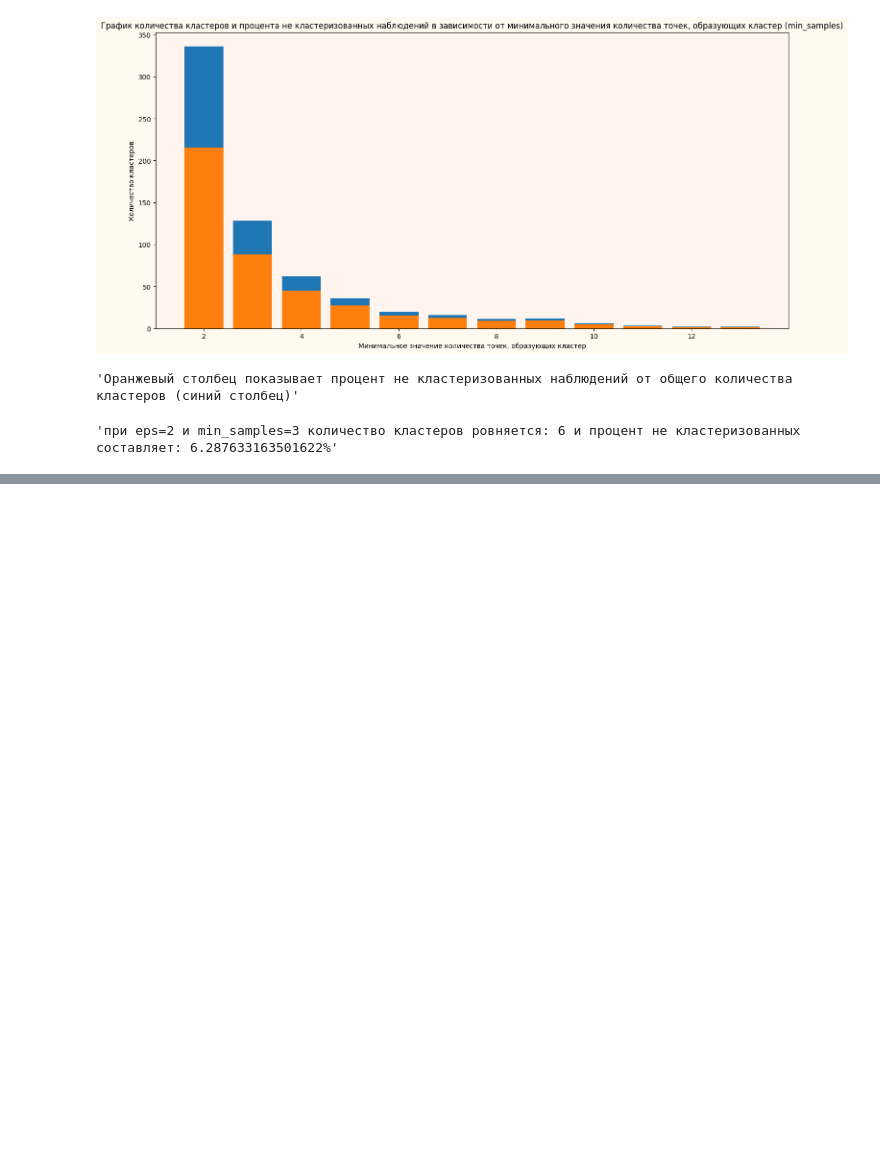
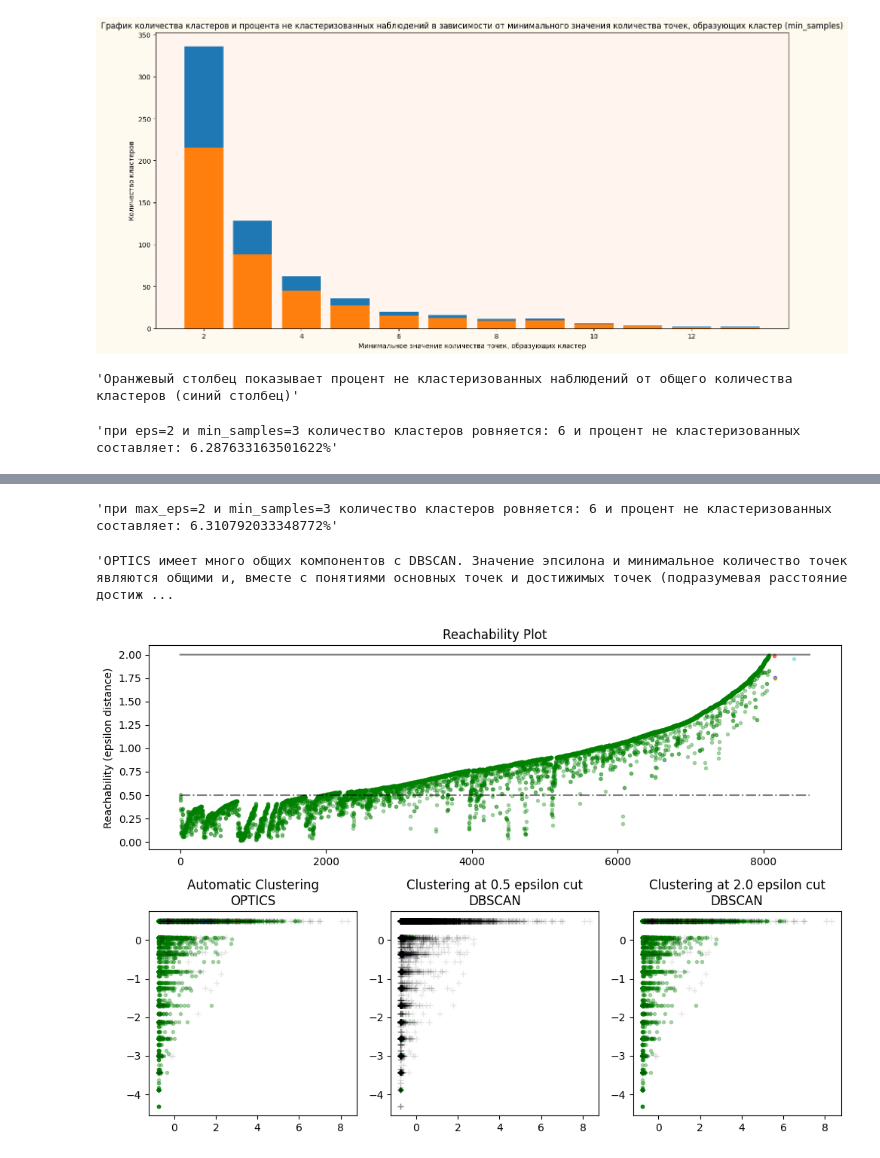
Before and after one commit to Rusgalll/ml, a Jupyter notebook: lab6/lab6.ipynb, the cells around one changed output, grey strips where cells are left out. Drawn from its saved outputs; the diff is of its cells as text; code cells hidden in the pictures; blank space fills up the shorter version.

```diff
--- a/lab6/lab6.ipynb
+++ b/lab6/lab6.ipynb
@@ -138,0 +210,77 @@ f'при eps=2 и min_samples=3 количество кластеров ровн
+# %%
+from sklearn.cluster import OPTICS
+
+clustering = OPTICS(max_eps=2, min_samples=3, cluster_method='dbscan').fit(scaled_data)
+
+f'при max_eps=2 и min_samples=3 количество кластеров ровняется: {len(set(clustering.labels_)) - 1} и процент не кластеризованных составляет: {list(clustering.labels_).count(-1) / len(list(clustering.labels_)) * 100}%'
+# %% [output]
+'при max_eps=2 и min_samples=3 количество кластеров ровняется: 6 и процент не кластеризованных составляет: 6.310792033348772%'
+# %%
+'OPTICS имеет много общих компонентов с DBSCAN. Значение эпсилона и минимальное количество точек являются общими и, вместе с понятиями основных точек и достижимых точек (подразумевая расстояние достижимости), пересекаются. Одним из ключевых отличий является способ вычисления кластеров: вместо выбора фиксированного значения (DBSCAN), в OPTICS может быть применен другой метод. По этой причине OPTICS предпочтительнее DBSCAN, когда кластеры имеют различную плотность. В других случаях выбор алгоритма не имеет особого значения.'
+# %% [output]
+'OPTICS имеет много общих компонентов с DBSCAN. Значение эпсилона и минимальное количество точек являются общими и, вместе с понятиями основных точек и достижимых точек (подразумевая расстояние достиж ...
+# %%
+from sklearn.cluster import cluster_optics_dbscan
+import matplotlib.gridspec as gridspec
+
+labels_050 = cluster_optics_dbscan(
+    reachability=clustering.reachability_,
+    core_distances=clustering.core_distances_,
+    ordering=clustering.ordering_,
+    eps=0.5,
+)
+labels_200 = cluster_optics_dbscan(
+    reachability=clustering.reachability_,
+    core_distances=clustering.core_distances_,
+    ordering=clustering.ordering_,
+    eps=2,
+)
+
+space = np.arange(len(scaled_data))
+reachability = clustering.reachability_[clustering.ordering_]
+labels = clustering.labels_[clustering.ordering_]
+
+plt.figure(figsize=(10, 7))
+G = gridspec.GridSpec(2, 3)
+ax1 = plt.subplot(G[0, :])
+ax2 = plt.subplot(G[1, 0])
+ax3 = plt.subplot(G[1, 1])
+ax4 = plt.subplot(G[1, 2])
+
+colors = ["g.", "r.", "b.", "y.", "c."]
+for klass, color in zip(range(0, 5), colors):
+    Xk = space[labels == klass]
+    Rk = reachability[labels == klass]
+    ax1.plot(Xk, Rk, color, alpha=0.3)
+ax1.plot(space[labels == -1], reachability[labels == -1], "k.", alpha=0.3)
+ax1.plot(space, np.full_like(space, 2.0, dtype=float), "k-", alpha=0.5)
+ax1.plot(space, np.full_like(space, 0.5, dtype=float), "k-.", alpha=0.5)
+ax1.set_ylabel("Reachability (epsilon distance)")
+ax1.set_title("Reachability Plot")
+
+# OPTICS
+colors = ["g.", "r.", "b.", "y.", "c."]
+for klass, color in zip(range(0, 5), colors):
+    Xk = scaled_data[clustering.labels_ == klass]
+    ax2.plot(Xk[:, 0], Xk[:, 1], color, alpha=0.3)
+ax2.plot(scaled_data[clustering.labels_ == -1, 0], scaled_data[clustering.labels_ == -1, 1], "k+", alpha=0.1)
+ax2.set_title("Automatic Clustering\nOPTICS")
+
+colors = ["g.", "r.", "b.", "c."]
+for klass, color in zip(range(0, 4), colors):
+    Xk = scaled_data[labels_050 == klass]
+    ax3.plot(Xk[:, 0], Xk[:, 1], color, alpha=0.3)
+ax3.plot(scaled_data[labels_050 == -1, 0], scaled_data[labels_050 == -1, 1], "k+", alpha=0.1)
+ax3.set_title("Clustering at 0.5 epsilon cut\nDBSCAN")
+
+colors = ["g.", "m.", "y.", "c."]
+for klass, color in zip(range(0, 4), colors):
+    Xk = scaled_data[labels_200 == klass]
+    ax4.plot(Xk[:, 0], Xk[:, 1], color, alpha=0.3)
+ax4.plot(scaled_data[labels_200 == -1, 0], scaled_data[labels_200 == -1, 1], "k+", alpha=0.1)
+ax4.set_title("Clustering at 2.0 epsilon cut\nDBSCAN")
+
+plt.tight_layout()
+plt.show()
+# %% [output]
+[figure, added]
```
Also changed, not shown: parts of 4 cells of this notebook.
